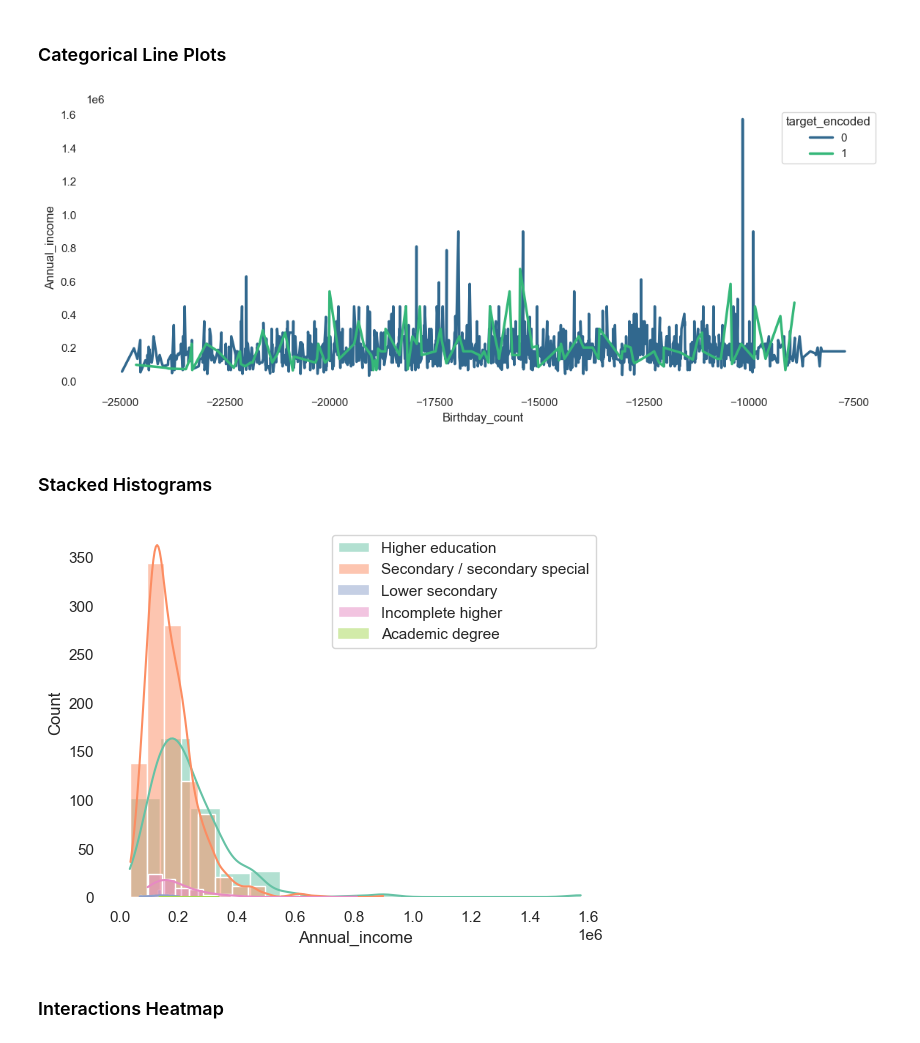
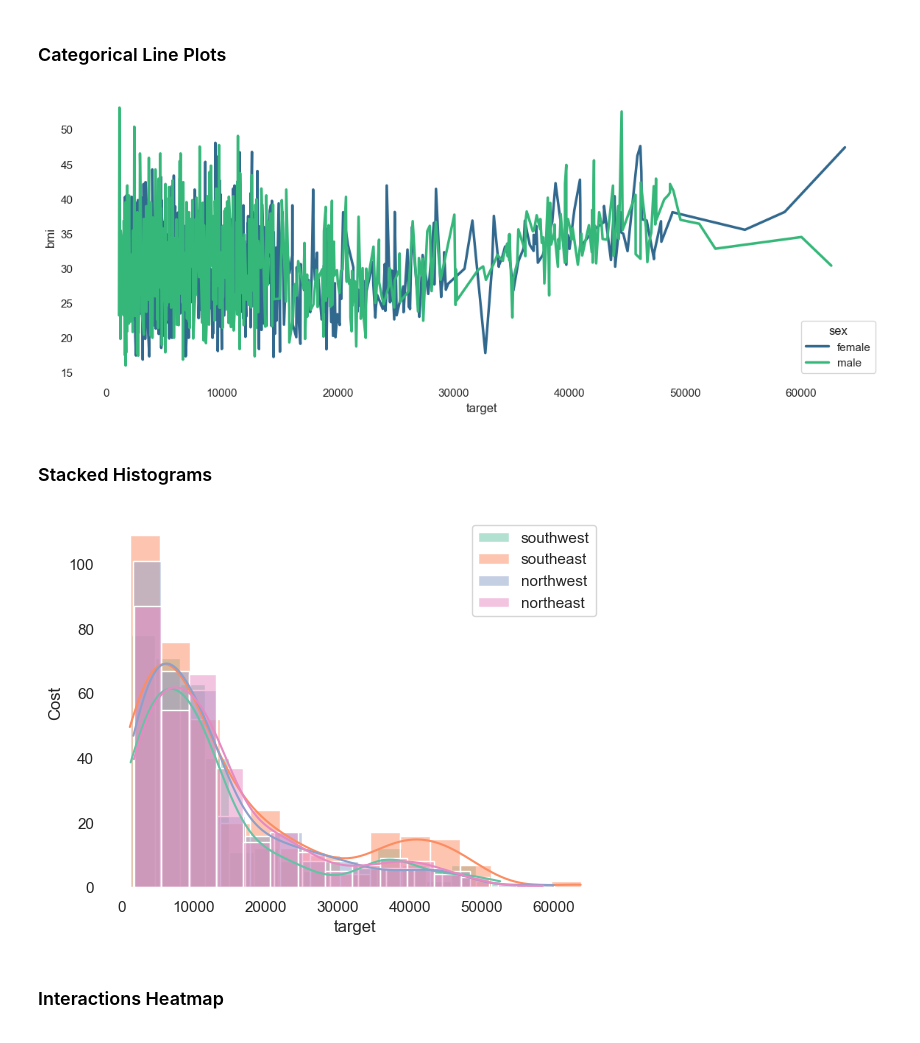
Before and after one commit to DerekSanchez/Medical-Cost-Regression, a Jupyter notebook: notebooks/EDA.ipynb, the cells around one changed output. Cells and saved outputs as stored; diff of their text form; code cells hidden in the pictures.

```diff
--- a/notebooks/EDA.ipynb
+++ b/notebooks/EDA.ipynb
@@ -487,33 +490,33 @@ for x_var, y_var in pairs:
 # %%
 plt.figure(figsize = (14, 5))
 
 sns.lineplot(
-    x = 'Birthday_count', # numerical
-    y ='Annual_income', # numerical
-    hue = 'target_encoded', # target
+    x = 'target', # numerical
+    y ='bmi', # numerical
+    hue = 'sex', # target
     data = df,
     errorbar = None,
     palette = 'viridis',
     linewidth = 2.5
     )
 
 plt.gca().spines['top'].set_visible(False)
 plt.gca().spines['right'].set_visible(False)
 plt.gca().spines['left'].set_visible(False)
 plt.gca().spines['bottom'].set_visible(False)
 
 plt.show()
 # %% [output]
-[figure, old version]
+[figure, new version]
 # %% [markdown]
 ### Stacked Histograms
 # %%
-palette = sns.color_palette("Set2", len(df['EDUCATION'].unique()))  # generates unique color palette
+palette = sns.color_palette("Set2", len(df['region'].unique()))  # generates unique color palette
 
-for i, category in enumerate(df['EDUCATION'].unique()):
-    subset = df[df['EDUCATION'] == category]
+for i, category in enumerate(df['region'].unique()):
+    subset = df[df['region'] == category]
     sns.histplot(
-        subset['Annual_income'],
+        subset['target'],
         label = category,
         kde = True,
         alpha = 0.5,
@@ -521,6 +524,7 @@ for i, category in enumerate(df['EDUCATION'].unique()):
         color = palette[i])
 plt.legend()
 
+plt.ylabel('Cost')
 plt.gca().spines['top'].set_visible(False)
 plt.gca().spines['right'].set_visible(False)
 plt.gca().spines['left'].set_visible(False)
@@ -528,7 +532,7 @@ plt.gca().spines['bottom'].set_visible(False)
 
 plt.show()
 # %% [output]
-[figure, old version]
+[figure, new version]
 # %% [markdown]
 ### Interactions Heatmap
 # %% [markdown]
```
Also changed, not shown: parts of 9 cells of this notebook.
